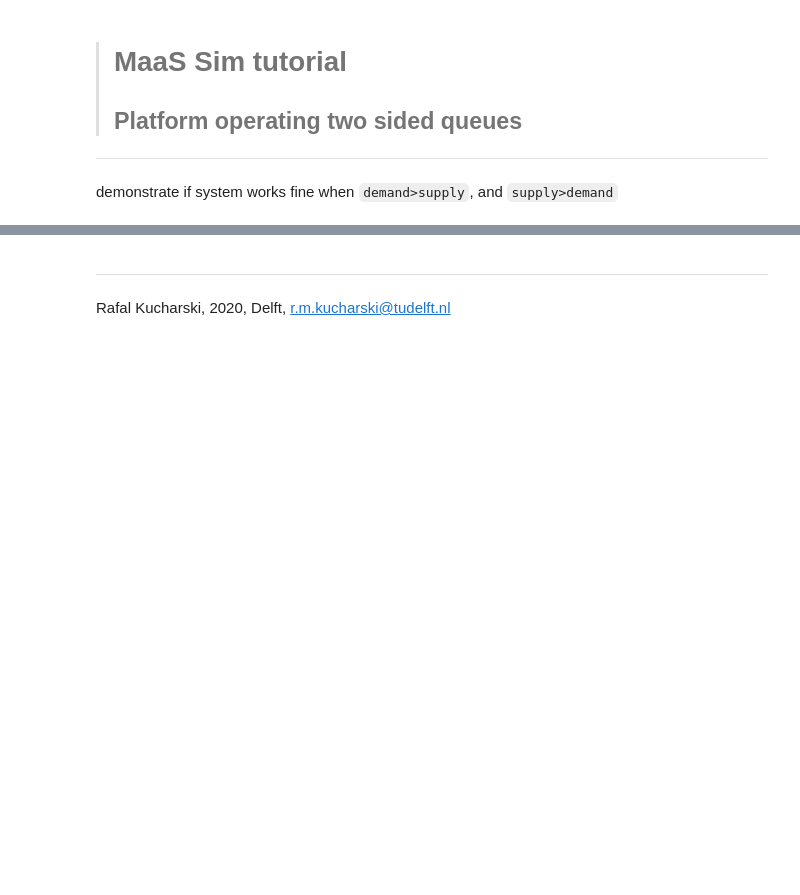
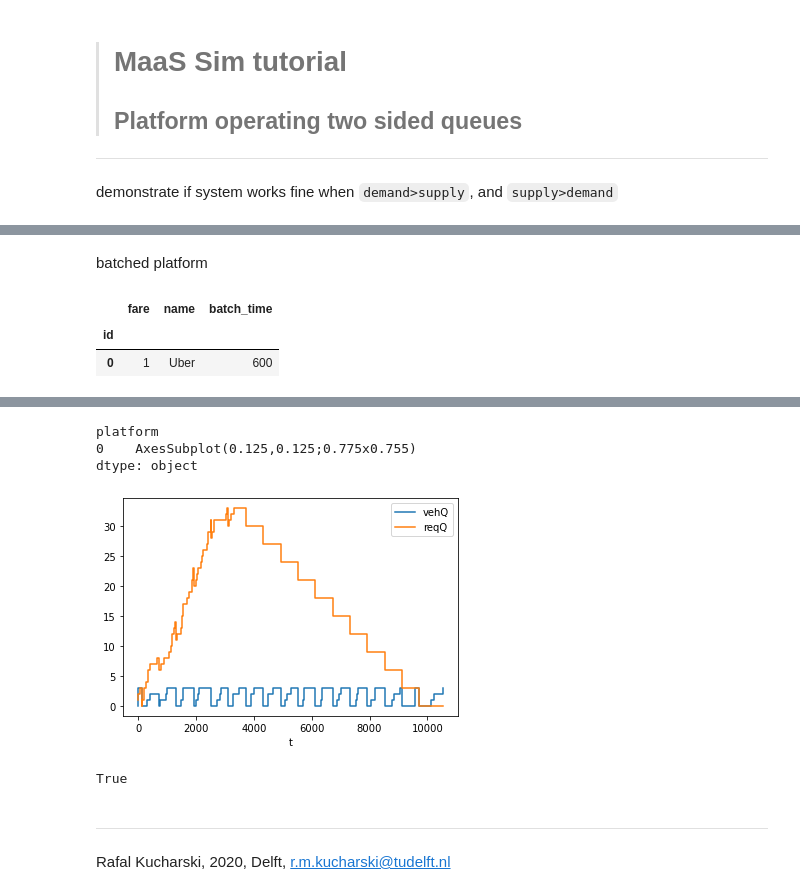
Before and after one commit to RafalKucharskiPK/MaaSSim, a Jupyter notebook: docs/tutorials/04_Platform.ipynb, the cells around one changed output, grey strips where cells are left out. Saved outputs shown, nothing was run; the diff lists cells and outputs as text; code cells hidden in the pictures; blank space fills up the shorter version.

Commit message:
batched platform test

```diff
--- a/docs/tutorials/04_Platform.ipynb
+++ b/docs/tutorials/04_Platform.ipynb
@@ -97,0 +99,15 @@ testQ(params, nP = 50, nV = 3)
+# %% [markdown]
+batched platform
+# %%
+inData.platforms = initialize_df(inData.platforms)
+inData.platforms.loc[0]=[1,'Uber', 600]
+inData.platforms
+# %% [output]
+|  | fare | name | batch_time |
+| id |  |  |  |
+| 0 | 1 | Uber | 600 |
+# %%
+sim = simulate(params = params, inData = inData, event_based = False)
+Qs = sim.runs[0].queues
+Qs.groupby('platform')[['vehQ','reqQ']].plot(drawstyle = 'steps-post')
+# %% [output]
@@ -98,3 +131,14 @@ testQ(params, nP = 50, nV = 3)
+platform
+0    AxesSubplot(0.125,0.125;0.775x0.755)
+dtype: object
+[figure, added]
+# %%
+r = sim.runs[0].trips
+times = r[r.event == 'RECEIVES_OFFER'].t.sort_values().diff().dropna().unique()
+len(times) == 2
+times[-1] == inData.platforms.iloc[0].batch_time
+# %% [output]
+True
 # %% [markdown]
 -------------
 Rafal Kucharski, 2020, Delft, r.m.kucharski@tudelft.nl
```
Also changed, not shown: parts of 5 cells of this notebook, 1 other file.
